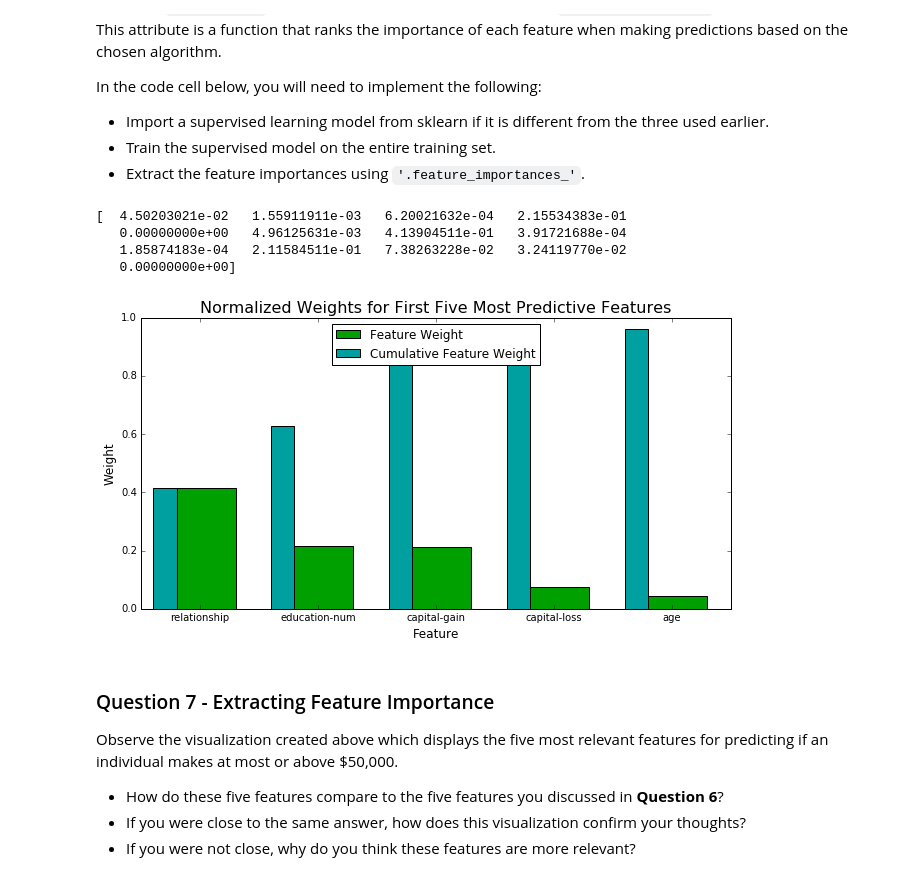
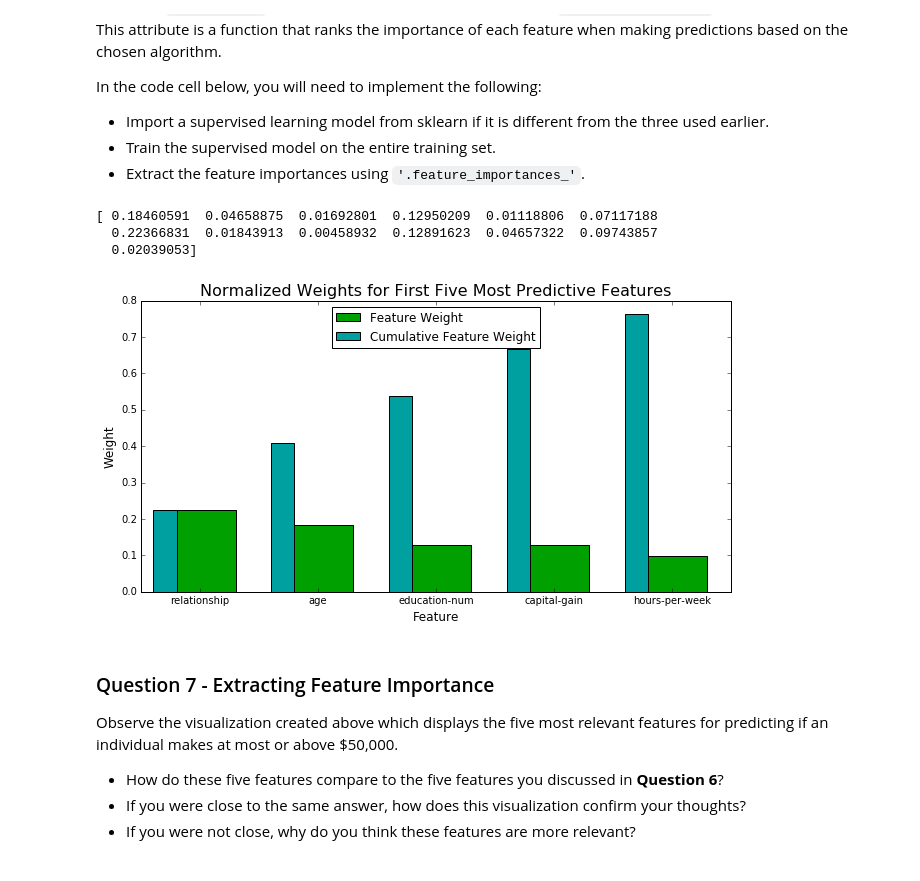
Before and after one commit to azizahmedkhan/machine_learning, a Jupyter notebook: finding_donors/finding_donors.ipynb, the cells around one changed output. Saved outputs shown, nothing was run; the diff lists cells and outputs as text; code cells hidden in the pictures.

```diff
--- a/finding_donors/finding_donors.ipynb
+++ b/finding_donors/finding_donors.ipynb
@@ -701,21 +704,20 @@ In the code cell below, you will need to implement the following:
 # %%
 # TODO: Import a supervised learning model that has 'feature_importances_'
 
 
 # TODO: Train the supervised model on the training set using .fit(X_train, y_train)
-model = DecisionTreeClassifier(max_depth=8).fit(X_train, y_train)
+model = DecisionTreeClassifier().fit(X_train, y_train)
 
 # TODO: Extract the feature importances using .feature_importances_
 importances = model.feature_importances_
 print importances
 # Plot
 vs.feature_plot(importances, X_train, y_train)
 # %% [output]
-[  4.50203021e-02   1.55911911e-03   6.20021632e-04   2.15534383e-01
-   0.00000000e+00   4.96125631e-03   4.13904511e-01   3.91721688e-04
-   1.85874183e-04   2.11584511e-01   7.38263228e-02   3.24119770e-02
-   0.00000000e+00]
+[ 0.18460591  0.04658875  0.01692801  0.12950209  0.01118806  0.07117188
+  0.22366831  0.01843913  0.00458932  0.12891623  0.04657322  0.09743857
+  0.02039053]
-[figure, old version]
+[figure, new version]
 # %% [markdown]
 ### Question 7 - Extracting Feature Importance
 
```
Also changed, not shown: parts of 10 cells of this notebook, 1 other file.
